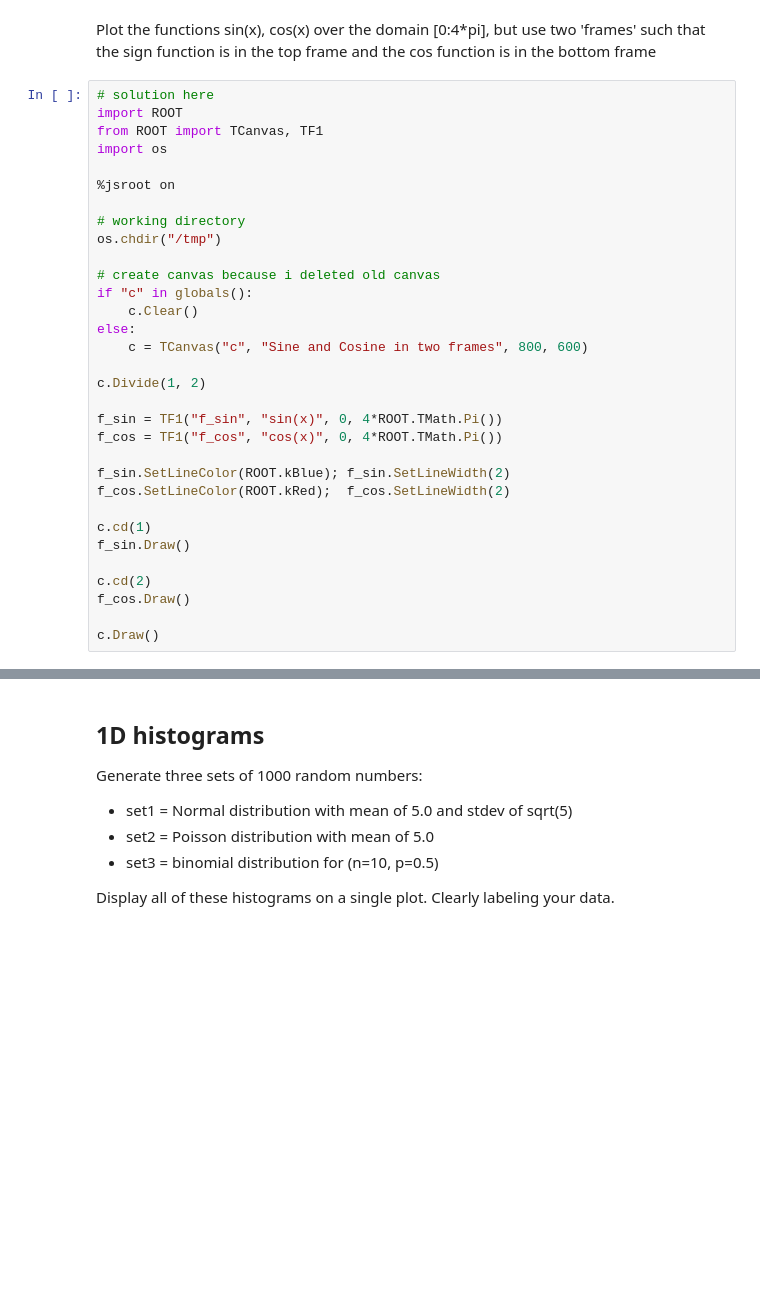
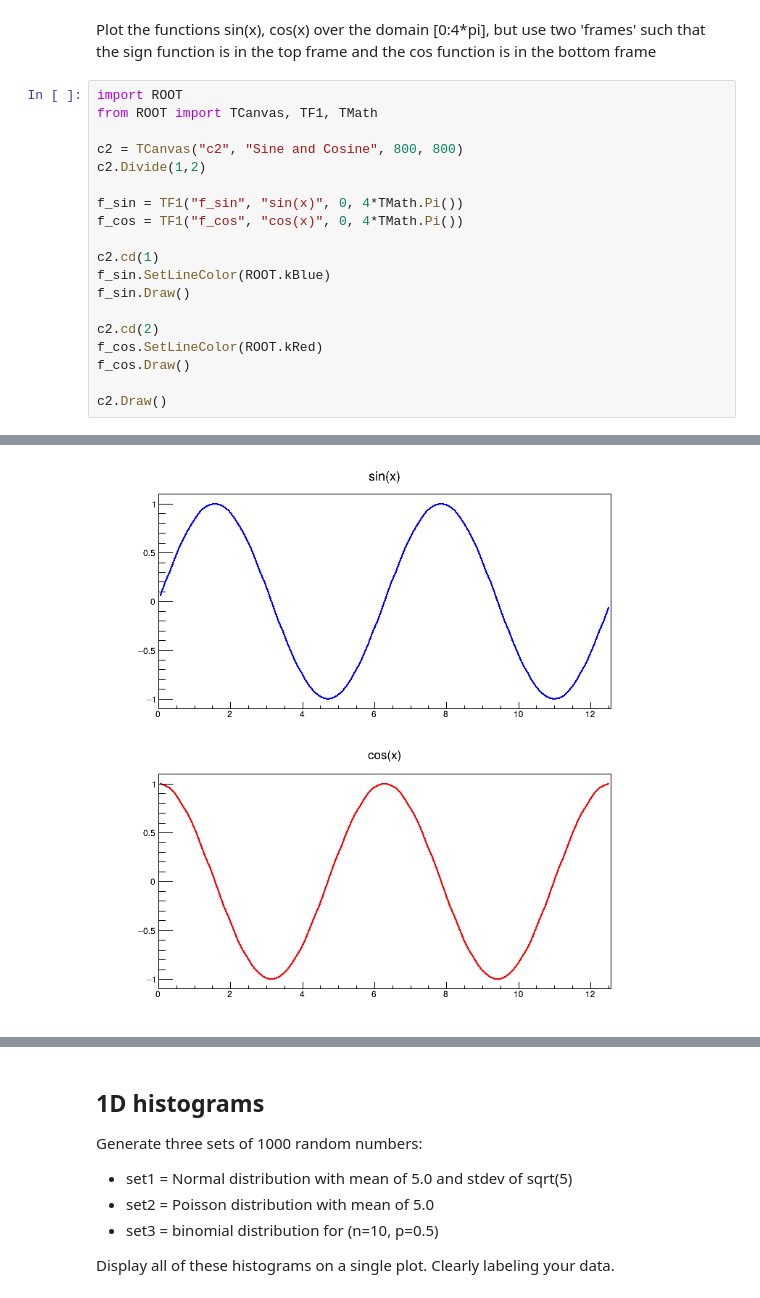
Before and after one commit to ktn9mu/plotting_examples, a Jupyter notebook: plotting_examples.ipynb, the cells around one changed output, grey strips where cells are left out. Drawn from its saved outputs; the diff is of its cells as text; blank space fills up the shorter version.

```diff
--- a/plotting_examples.ipynb
+++ b/plotting_examples.ipynb
@@ -257,35 +245,22 @@ c.Draw()
 # %% [markdown]
 Plot the functions sin(x), cos(x) over the domain [0:4*pi], but use two 'frames' such that the sign function is in the top frame and the cos function is in the bottom frame
 # %%
-# solution here
 import ROOT
-from ROOT import TCanvas, TF1
-import os
+from ROOT import TCanvas, TF1, TMath
 
-%jsroot on
+c2 = TCanvas("c2", "Sine and Cosine", 800, 800)
+c2.Divide(1,2)
 
-# working directory
-os.chdir("/tmp")
+f_sin = TF1("f_sin", "sin(x)", 0, 4*TMath.Pi())
+f_cos = TF1("f_cos", "cos(x)", 0, 4*TMath.Pi())
 
-# create canvas because i deleted old canvas
-if "c" in globals():
-    c.Clear()
-else:
-    c = TCanvas("c", "Sine and Cosine in two frames", 800, 600)
-
-c.Divide(1, 2)
-
-f_sin = TF1("f_sin", "sin(x)", 0, 4*ROOT.TMath.Pi())
-f_cos = TF1("f_cos", "cos(x)", 0, 4*ROOT.TMath.Pi())
-
-f_sin.SetLineColor(ROOT.kBlue); f_sin.SetLineWidth(2)
-f_cos.SetLineColor(ROOT.kRed);  f_cos.SetLineWidth(2)
-
-c.cd(1)
+c2.cd(1)
+f_sin.SetLineColor(ROOT.kBlue)
 f_sin.Draw()
 
-c.cd(2)
+c2.cd(2)
+f_cos.SetLineColor(ROOT.kRed)
 f_cos.Draw()
 
-c.Draw()
+c2.Draw()
 # %% [output]
@@ -293,3 +268,4 @@ c.Draw()
+[figure, added]
 # %% [markdown]
 plotting 2d functions
 ---
```
Also changed, not shown: parts of 15 cells of this notebook.
